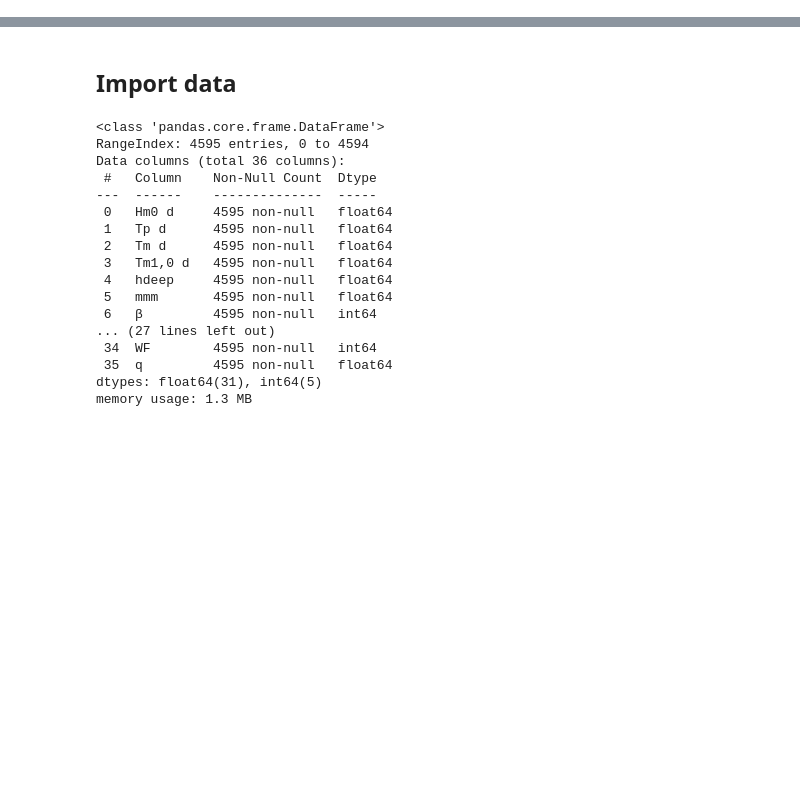
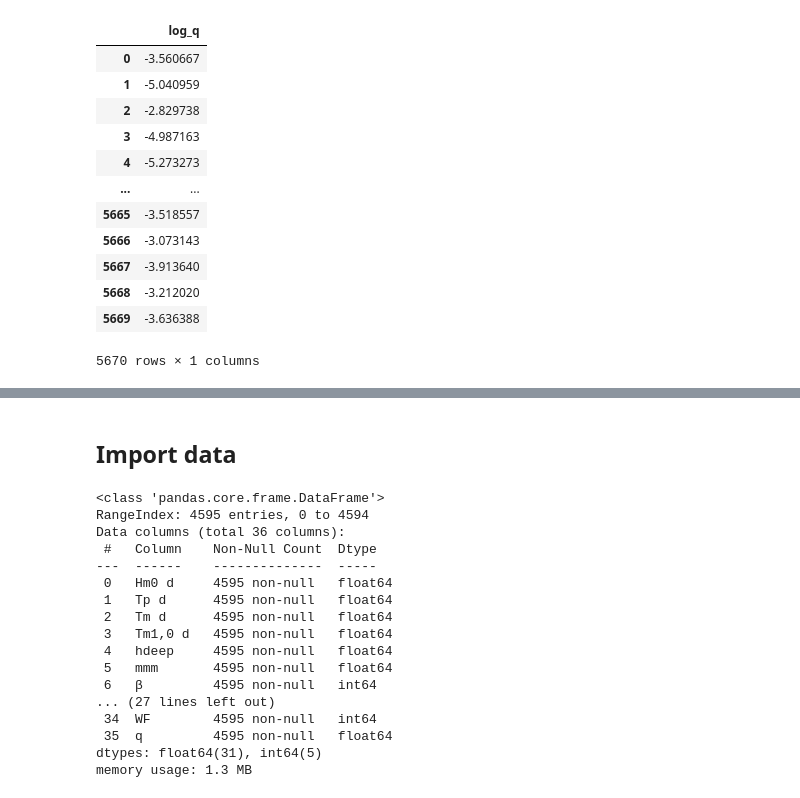
Before and after one commit to OmarMomen14/wave_overtopping_prediction, a Jupyter notebook: modeling.ipynb, the cells around one changed output, grey strips where cells are left out. Cells and saved outputs as stored; diff of their text form; code cells hidden in the pictures; blank space fills up the shorter version.

```diff
--- a/modeling.ipynb
+++ b/modeling.ipynb
@@ -0,0 +6,2 @@
+# %%
+df = pd.read_excel('database_v03.xlsx', index_col=False)
@@ -0,0 +37,3 @@
+# %%
+X = df[df.columns[:-2]]
+y = df[['log_q']]
@@ -0,0 +60,16 @@
+# %%
+y
+# %% [output]
+|  | log_q |
+| 0 | -3.560667 |
+| 1 | -5.040959 |
+| 2 | -2.829738 |
+| 3 | -4.987163 |
+| 4 | -5.273273 |
+| ... | ... |
+| 5665 | -3.518557 |
+| 5666 | -3.073143 |
+| 5667 | -3.913640 |
+| 5668 | -3.212020 |
+| 5669 | -3.636388 |
+5670 rows × 1 columns
```
Also changed, not shown: parts of 34 cells of this notebook, 6 other files.
